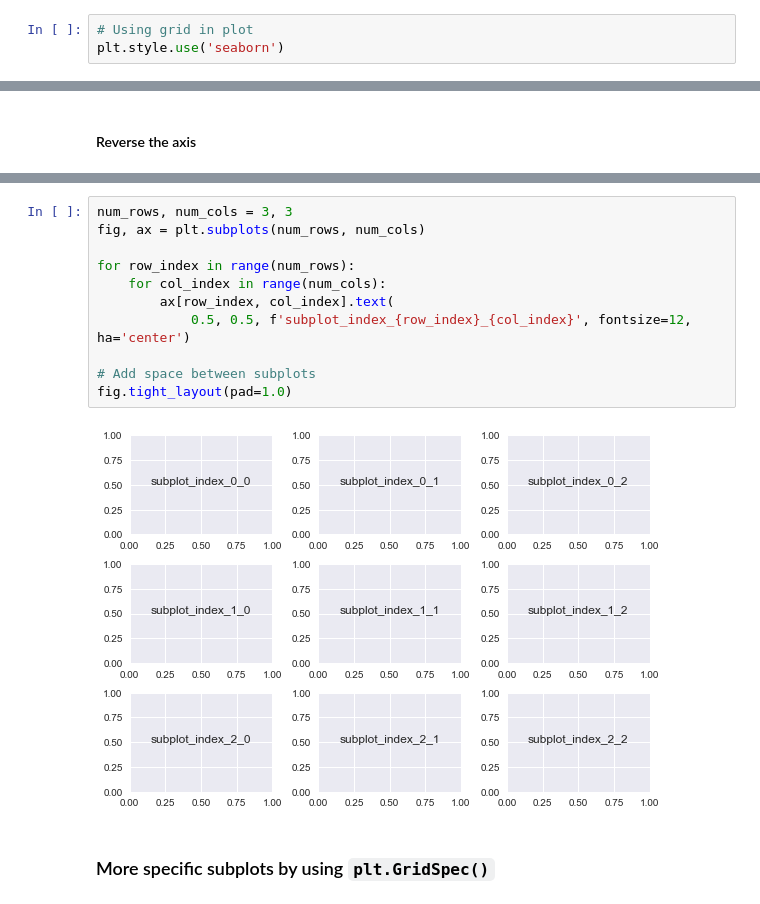
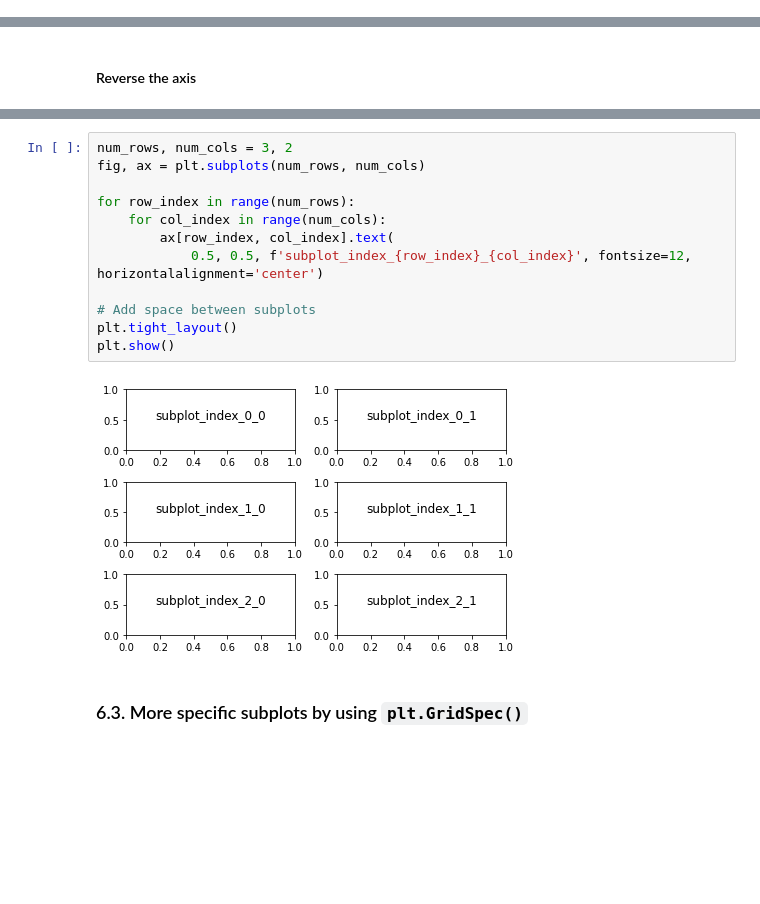
Before and after one commit to MinhHuuNguyen/mci-python, a Jupyter notebook: python/lectures/7_matplotlib_seaborn_intro.ipynb, the cells around one changed output, grey strips where cells are left out. Saved outputs shown, nothing was run; the diff lists cells and outputs as text; blank space fills up the shorter version.

```diff
--- a/python/lectures/7_matplotlib_seaborn_intro.ipynb
+++ b/python/lectures/7_matplotlib_seaborn_intro.ipynb
@@ -51,3 +16,0 @@ x = np.linspace(-5, 5, 50)
-# %%
-# Using grid in plot
-plt.style.use('seaborn')
@@ -236,16 +539,17 @@ for subplot_index in range(1, 10):
 # %%
-num_rows, num_cols = 3, 3
+num_rows, num_cols = 3, 2
 fig, ax = plt.subplots(num_rows, num_cols)
 
 for row_index in range(num_rows):
     for col_index in range(num_cols):
         ax[row_index, col_index].text(
-            0.5, 0.5, f'subplot_index_{row_index}_{col_index}', fontsize=12, ha='center')
+            0.5, 0.5, f'subplot_index_{row_index}_{col_index}', fontsize=12, horizontalalignment='center')
 
 # Add space between subplots
-fig.tight_layout(pad=1.0)
+plt.tight_layout()
+plt.show()
 # %% [output]
-[figure, old version]
+[figure, new version]
 # %% [markdown]
-### More specific subplots by using `plt.GridSpec()`
+### 6.3. More specific subplots by using `plt.GridSpec()`
 # %%
```
Also changed, not shown: parts of 129 cells of this notebook, 1 other file.
